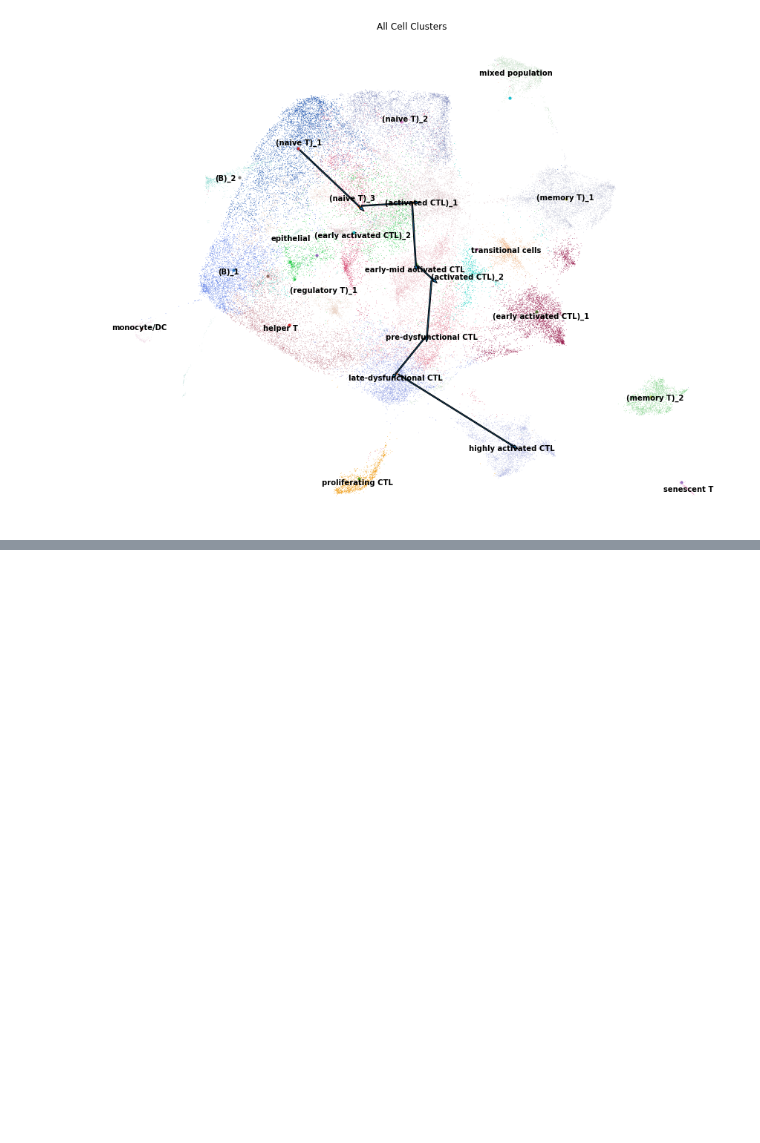
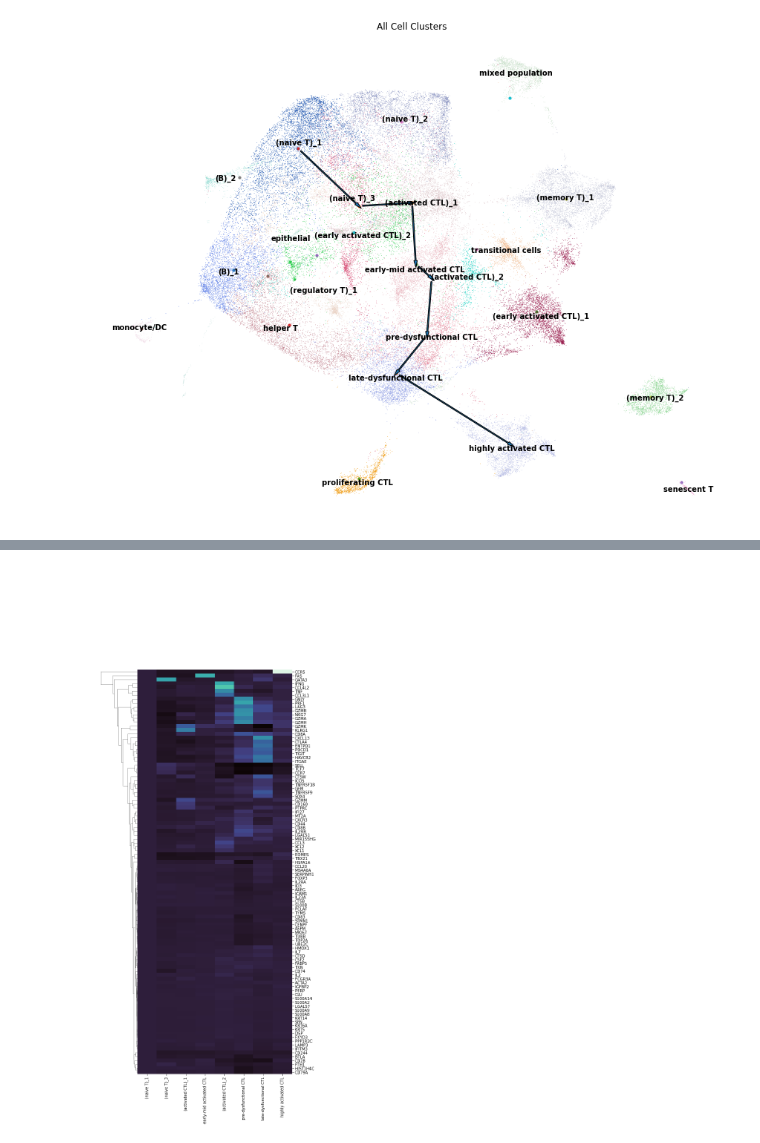
Before and after one commit to duke-chsi-informatics/iyer_tumor, a Jupyter notebook: part9_Trajectory_Analysis.ipynb, the cells around one changed output, grey strips where cells are left out. Drawn from its saved outputs; the diff is of its cells as text; code cells hidden in the pictures; blank space fills up the shorter version.

Commit message:
added top clonotype plots for paired samples and heatmap for differentially expressed genes along trajectory

```diff
--- a/part9_Trajectory_Analysis.ipynb
+++ b/part9_Trajectory_Analysis.ipynb
@@ -52,10 +56,3 @@ for i in range(len(pseudotime_cluster_order)-1):
 sc.pl.umap(annotated, color='leiden', title='All Cell Clusters', legend_loc='on data',frameon=False,ax=ax)
 # %% [output]
 [figure]
-# %%
-cells_of_interest = [False]*annotated.n_obs
-for cluster in pseudotime_ordered_cluster:
-    cluster_cells = annotated.obs['leiden']==cluster
-    cells_of_interest |= cluster_cells
-
-clusters_of_interest = annotated[cells_of_interest,]
@@ -67,0 +61,11 @@ sc.pl.heatmap(clusters_of_interest, diff_exp_genes, groupby='leiden', show_gene_
+# %%
+expression_matrix = pd.read_csv('/scratch/trajectory_expression_data/exprMatrix.tsv',sep='\t',index_col=0)
+
+# since not every cluster we selected to make trajectory analysis is guaranteed to show up in a single trajectory, we
+# subset the cells that is actually on this trajectory
+tmp = expression_matrix.T
+tmp['cell'] = tmp.index
+tmp = tmp.set_index('leiden').loc[pseudotime_ordered_clusters]
+tmp['leiden'] = tmp.index
+tmp = tmp.set_index('cell')
+expression_matrix = tmp
@@ -67,0 +134,4 @@ sc.pl.heatmap(clusters_of_interest, diff_exp_genes, groupby='leiden', show_gene_
+# %%
+trajectory_diff_exp_genes_heatmap(annotated, expression_matrix, pseudotime_ordered_clusters, diff_exp_genes, rescale=False)
+# %% [output]
+[figure, added]
```
Also changed, not shown: parts of 9 cells of this notebook, 2 other files.
